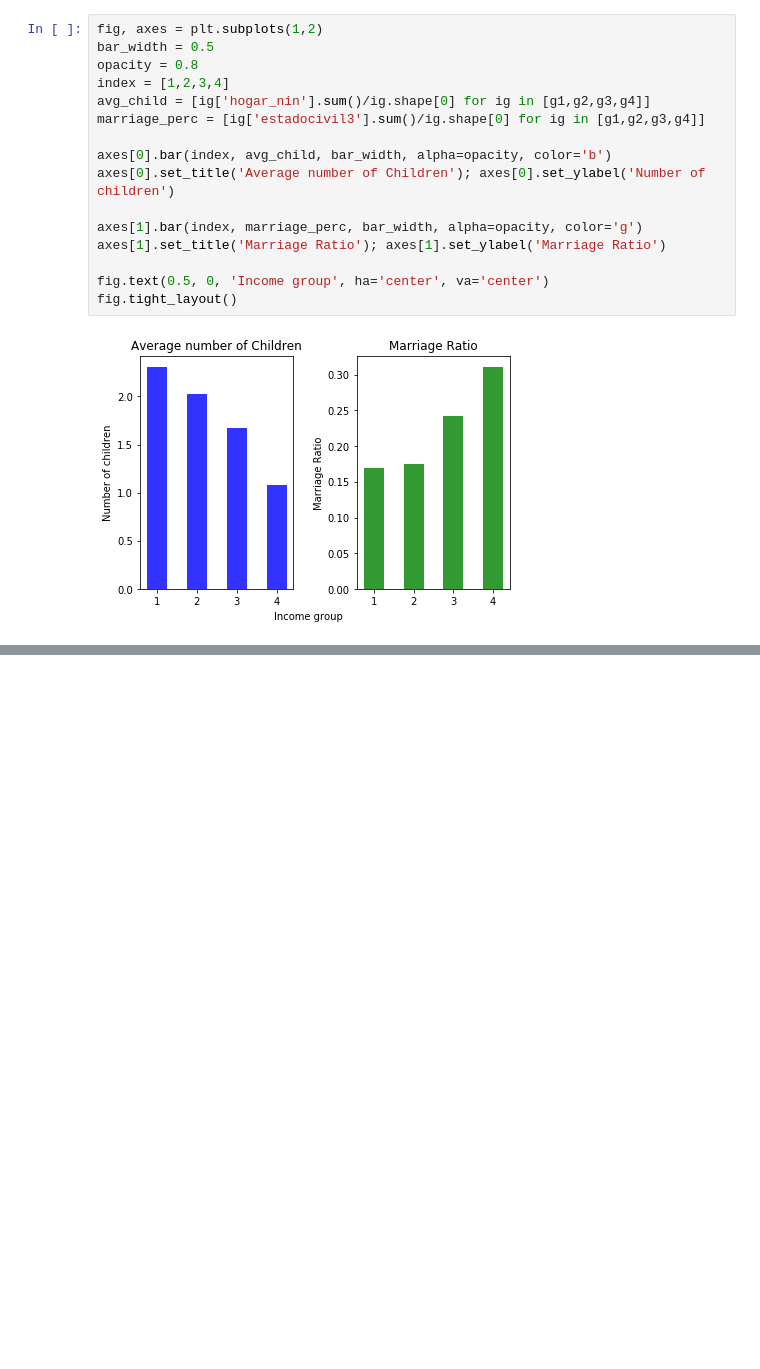
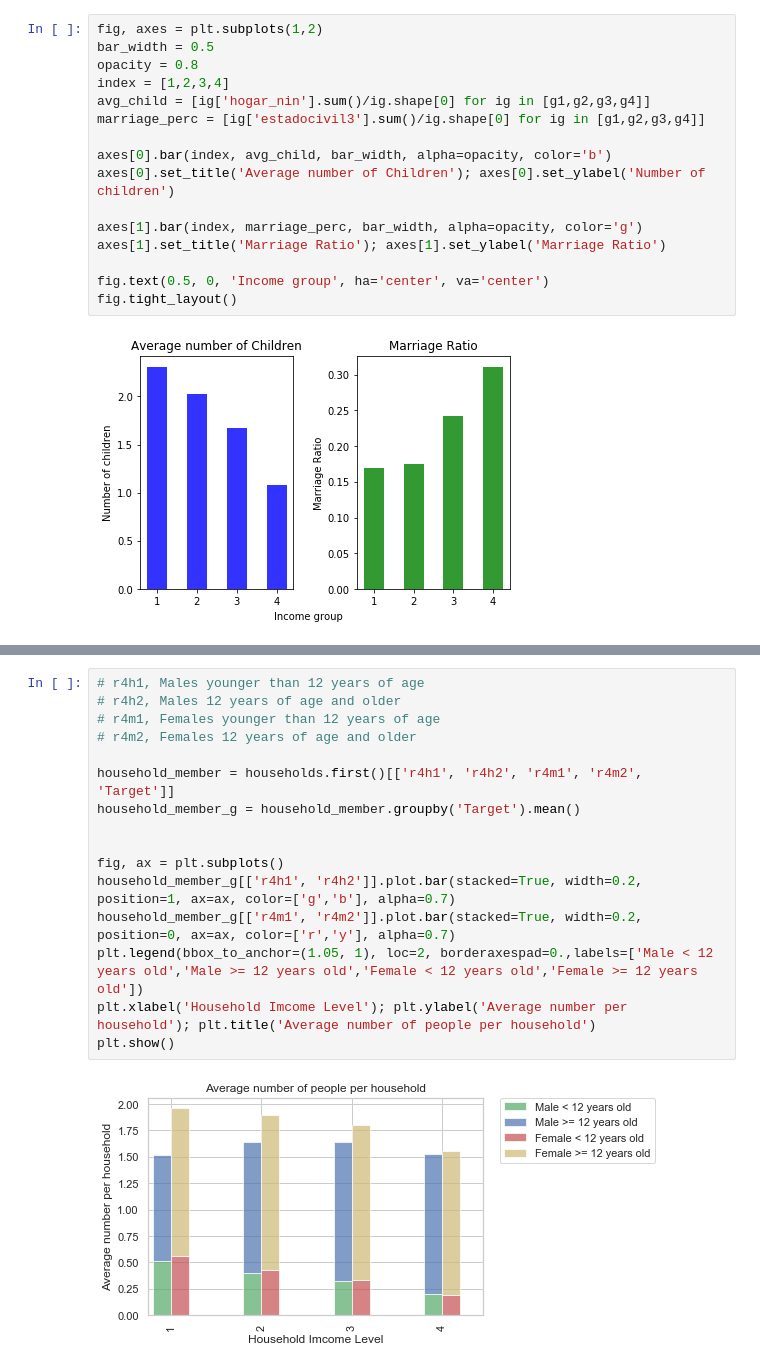
Before and after one commit to zhaomh1998/ece143, a Jupyter notebook: plot1.ipynb, the cells around one changed output, grey strips where cells are left out. Saved outputs shown, nothing was run; the diff lists cells and outputs as text; blank space fills up the shorter version.

```diff
--- a/plot1.ipynb
+++ b/plot1.ipynb
@@ -169,0 +172,18 @@ fig.tight_layout()
+# %%
+# r4h1, Males younger than 12 years of age
+# r4h2, Males 12 years of age and older
+# r4m1, Females younger than 12 years of age
+# r4m2, Females 12 years of age and older
+
+household_member = households.first()[['r4h1', 'r4h2', 'r4m1', 'r4m2', 'Target']]
+household_member_g = household_member.groupby('Target').mean()
+
+
+fig, ax = plt.subplots()
+household_member_g[['r4h1', 'r4h2']].plot.bar(stacked=True, width=0.2, position=1, ax=ax, color=['g','b'], alpha=0.7)
+household_member_g[['r4m1', 'r4m2']].plot.bar(stacked=True, width=0.2, position=0, ax=ax, color=['r','y'], alpha=0.7)
+plt.legend(bbox_to_anchor=(1.05, 1), loc=2, borderaxespad=0.,labels=['Male < 12 years old','Male >= 12 years old','Female < 12 years old','Female >= 12 years old'])
+plt.xlabel('Household Imcome Level'); plt.ylabel('Average number per household'); plt.title('Average number of people per household')
+plt.show()
+# %% [output]
+[figure, added]
```
Also changed, not shown: parts of 12 cells of this notebook, 3 other files.
